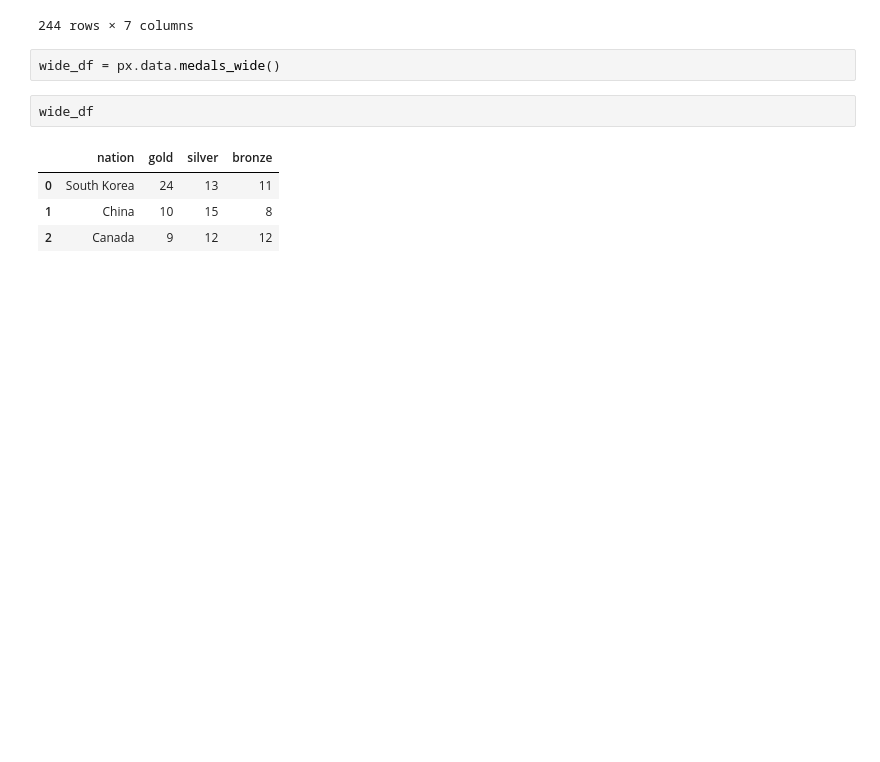
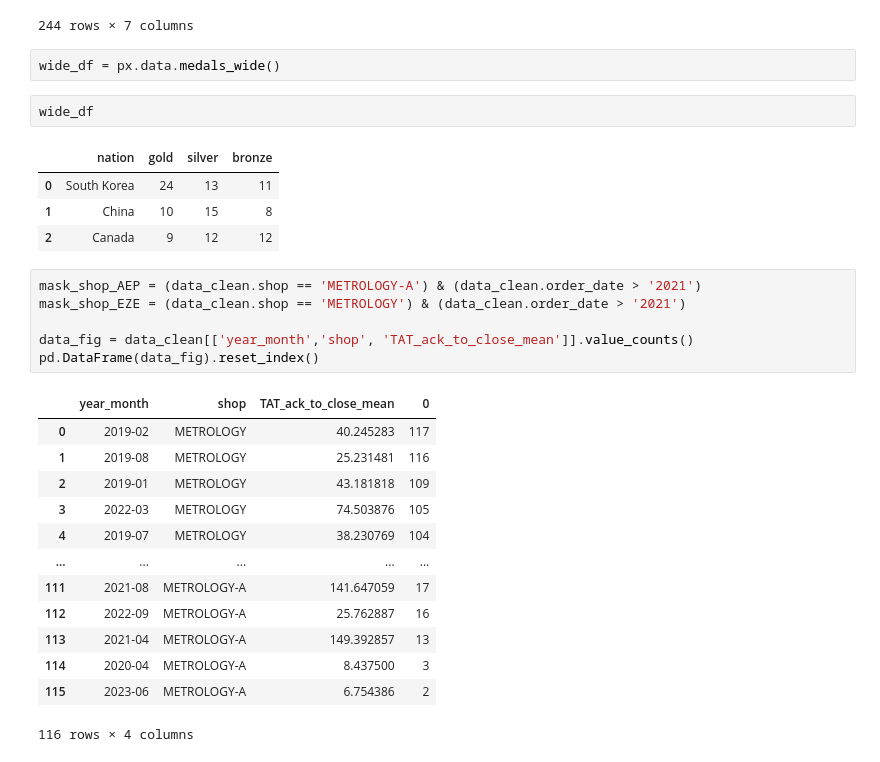
Before and after one commit to BauerPablo/dashboard_order_report_mt, a Jupyter notebook: Report_Close_OD.ipynb, the cells around one changed output. Saved outputs shown, nothing was run; the diff lists cells and outputs as text; blank space fills up the shorter version.

```diff
--- a/Report_Close_OD.ipynb
+++ b/Report_Close_OD.ipynb
@@ -301,3 +301,23 @@ wide_df
 | 0 | South Korea | 24 | 13 | 11 |
 | 1 | China | 10 | 15 | 8 |
 | 2 | Canada | 9 | 12 | 12 |
+# %%
+mask_shop_AEP = (data_clean.shop == 'METROLOGY-A') & (data_clean.order_date > '2021')
+mask_shop_EZE = (data_clean.shop == 'METROLOGY') & (data_clean.order_date > '2021')
+
+data_fig = data_clean[['year_month','shop', 'TAT_ack_to_close_mean']].value_counts()
+pd.DataFrame(data_fig).reset_index()
+# %% [output]
+|  | year_month | shop | TAT_ack_to_close_mean | 0 |
+| 0 | 2019-02 | METROLOGY | 40.245283 | 117 |
+| 1 | 2019-08 | METROLOGY | 25.231481 | 116 |
+| 2 | 2019-01 | METROLOGY | 43.181818 | 109 |
+| 3 | 2022-03 | METROLOGY | 74.503876 | 105 |
+| 4 | 2019-07 | METROLOGY | 38.230769 | 104 |
+| ... | ... | ... | ... | ... |
+| 111 | 2021-08 | METROLOGY-A | 141.647059 | 17 |
+| 112 | 2022-09 | METROLOGY-A | 25.762887 | 16 |
+| 113 | 2021-04 | METROLOGY-A | 149.392857 | 13 |
+| 114 | 2020-04 | METROLOGY-A | 8.437500 | 3 |
+| 115 | 2023-06 | METROLOGY-A | 6.754386 | 2 |
+116 rows × 4 columns
```
Also changed, not shown: parts of 1 cell of this notebook, 1 other file.
